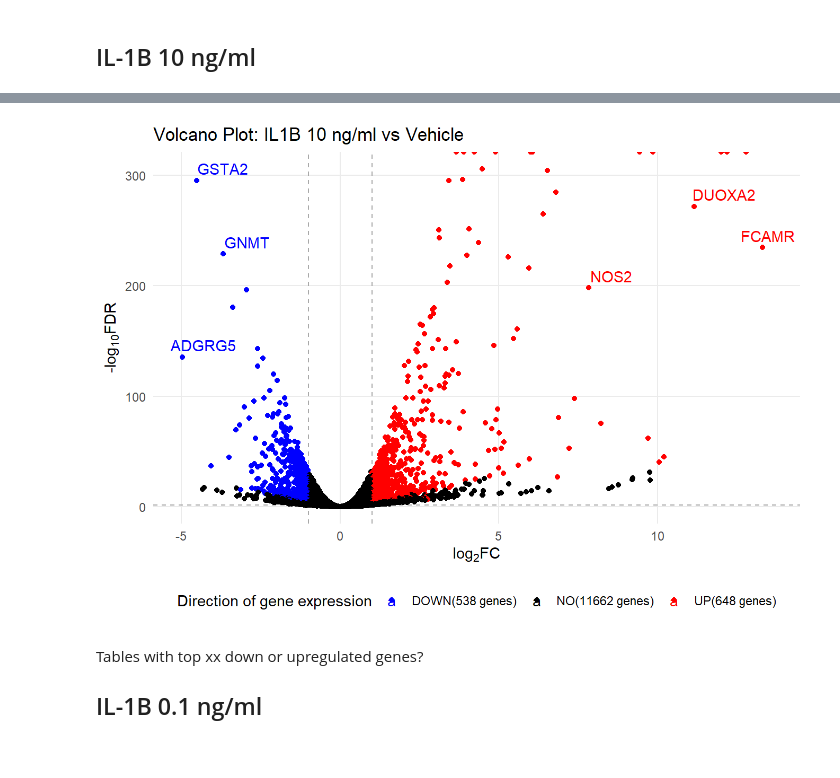
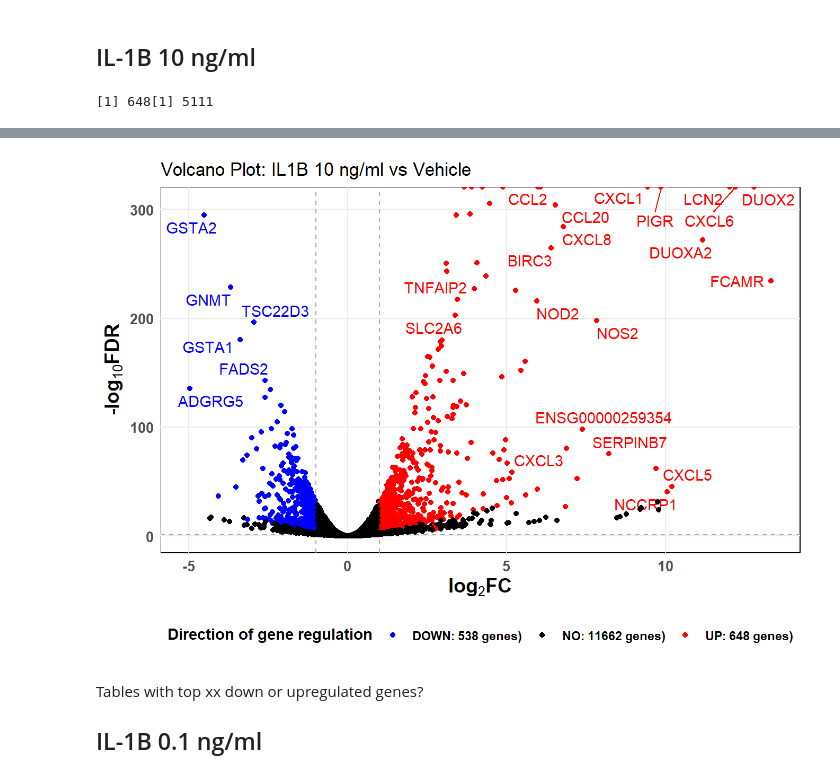
Before and after one commit to andreasludvig/manuscript, a Jupyter notebook: notebooks/seq/seq.out.ipynb, the cells around one changed output, grey strips where cells are left out. Drawn from its saved outputs; the diff is of its cells as text; code cells hidden in the pictures.

```diff
--- a/notebooks/seq/seq.out.ipynb
+++ b/notebooks/seq/seq.out.ipynb
@@ -270,9 +270,10 @@ file <- here("notebooks/seq/data_raw/IL1B_10_vs_vehicle.xlsx")
 il1B_10_data <- read_xlsx(file, sheet = 1)
 
 
-# setDT(il1B_10_data)
-# il1B_10_data[logCPM > 1 & FDR < 0.05 & logFC > 1] |> nrow()
-# il1B_10_data[logCPM > 1 & FDR < 0.05 & logFC < 1] |> nrow()
+setDT(il1B_10_data)
+il1B_10_data[logCPM > 1 & FDR < 0.05 & logFC > 1] |> nrow()
+# %% [output]
+[1] 648[1] 5111
 # %%
 
 # Create a new column for labeling differential gene expression
@@ -294,7 +295,8 @@ il1B_10_data$delabel[il1B_10_data$diffexpressed != "NO"] <- il1B_10_data$genes[i
 
 # Legend numbers
 category_counts <- table(il1B_10_data$diffexpressed)
-labels_with_counts <- paste(names(category_counts), "(", category_counts, " genes)", sep = "")
+labels_with_counts <- paste(names(category_counts), ": ", category_counts, " genes)", sep = "")
+
 
 # Create the volcano plot using ggplot2
 plot_volcano_il1B_10 <-
@@ -306,31 +308,38 @@ plot_volcano_il1B_10 <-
              )
          ) +
     theme_minimal() + # Use a minimal theme for the plot
-        geom_text_repel(max.overlaps = 1,
-                        # size = 3,
-                        nudge_x = .25,
-                        nudge_y = .25,
-                        # point.padding = 0.5,
-                        # box.padding = .5,
-                        # force = 1
-                        ) +
+    geom_text_repel(max.overlaps = 5,
+                    # size = 2.5,
+                    # nudge_x = .25,
+                    # nudge_y = .25,
+                    # point.padding = 0.5,
+                    # box.padding = 0.5,
+                    # force = 1,
+                    show.legend = FALSE # Dont let legend inherit symbols from this function. They look weird
+                    ) +
     scale_color_manual(values=c("blue", "black", "red"), # Custom colors for differential expression
-                       labels = labels_with_counts       # Use the labels with gene counts.
+                       labels = labels_with_counts         # Custom labels with counts
                        ) +
+    #scale_color_viridis_d(option = "H")+
     geom_vline(xintercept=c(-1, 1), col="dark grey", linetype = "dashed") + # Vertical lines for fold change thresholds
     geom_hline(yintercept=-log10(0.05), col="dark grey", linetype = "dashed") + # Horizontal line for FDR threshold
     geom_point() + # Add points for each gene
-    labs(color = 'Direction of gene expression', # Customize legend title
-         x = expression("log"[2]*"FC"), # Customize x-axis label
-         y = expression("-log"[10]*"FDR")) + # Customize y-axis label
+    labs(color = bquote(bold("Direction of gene regulation")), # Customize legend title
+         x = bquote(bold("log"[2]*"FC")), # Customize x-axis label
+         y = bquote(bold("-log"[10]*"FDR")), # Customize y-axis label
+         ) +
     #scale_x_continuous(limits = c(-8, 10)) + # Customize x-axis breaks
     #scale_y_continuous(limits = c(0, 320)) + # Customize y-axis breaks
     theme(panel.grid.minor.y = element_blank(),# Remove minor grid lines
           panel.grid.minor.x = element_blank(),# Remove minor grid lines
-          legend.position = "bottom"
-          )+
+          legend.position = "bottom",
+          plot.background = element_rect(fill = "white", linetype = "blank"),
+          legend.text = element_text(face = "bold"),
+          axis.text = element_text(size = 10, face = "bold"),
+          axis.title = element_text(size = 14),
+          panel.background = element_rect(linetype = "solid")
+          ) +
     ggtitle('Volcano Plot: IL1B 10 ng/ml vs Vehicle') # Add a title to the plot
 
-
 plot_volcano_il1B_10
 # %% [output]
@@ -340,5 +347,5 @@ increasing max.overlapsSaving 7 x 5 in imageWarning: Removed 11662 rows containi
 increasing max.overlaps
-[figure, old version]
+[figure, new version]
 # %% [markdown]
 Tables with top xx down or upregulated genes?
 
```
Also changed, not shown: parts of 21 cells of this notebook, 46 other files.
